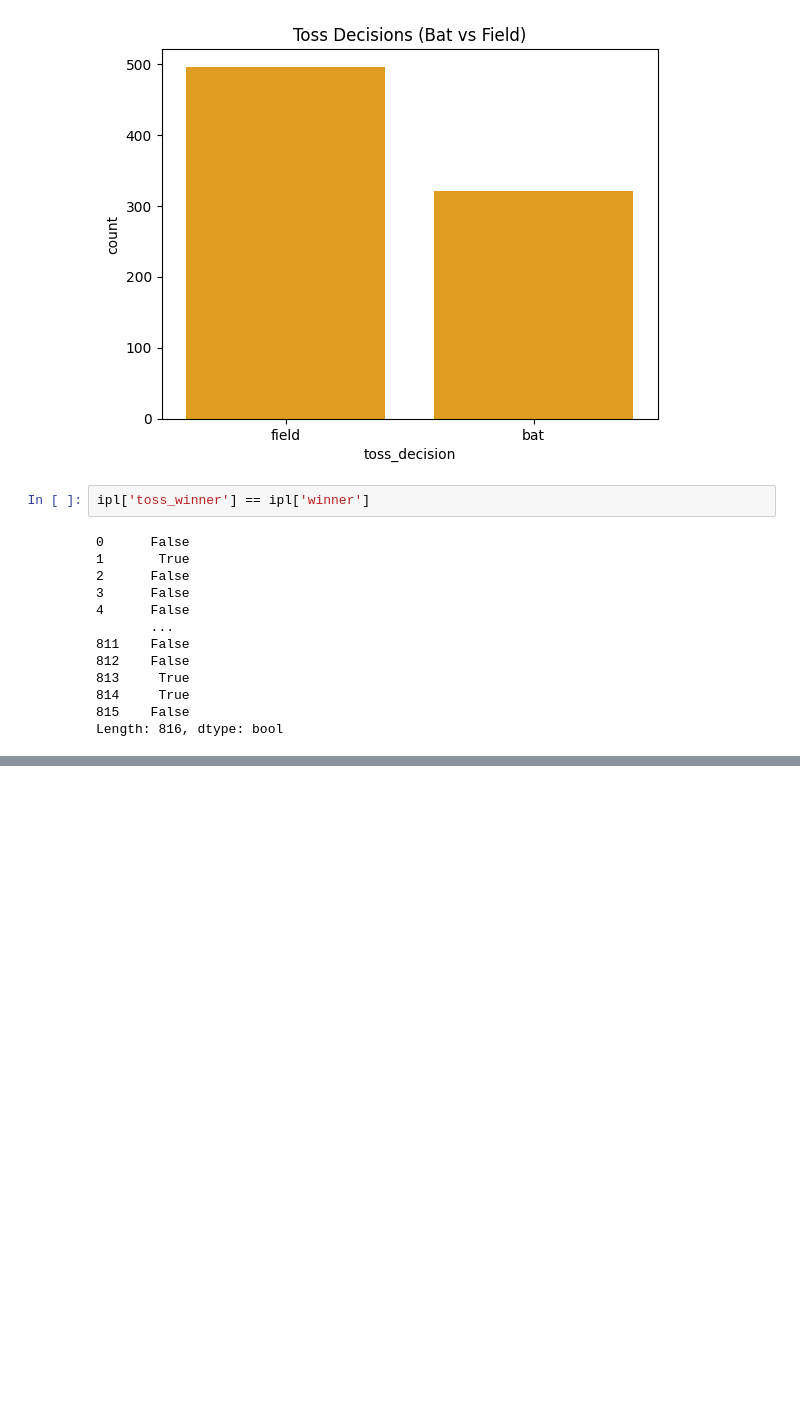
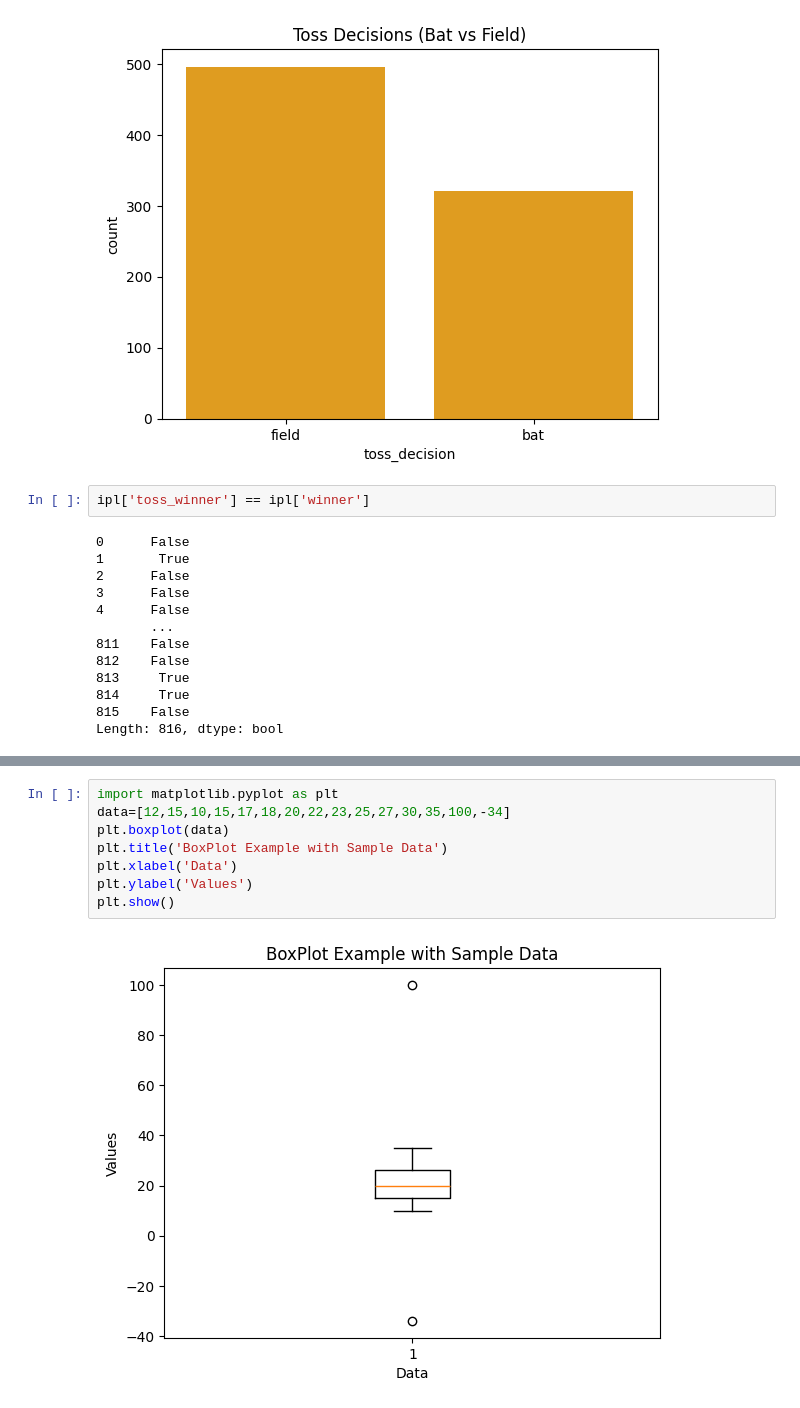
Before and after one commit to Pranesh7424/DATA-ENGINEER, a Jupyter notebook: Python/Data Visualization/Matplotlib.ipynb, the cells around one changed output, grey strips where cells are left out. Cells and saved outputs as stored; diff of their text form; blank space fills up the shorter version.

```diff
--- a/Python/Data Visualization/Matplotlib.ipynb
+++ b/Python/Data Visualization/Matplotlib.ipynb
@@ -216,0 +240,10 @@ Length: 816, dtype: bool
+# %%
+import matplotlib.pyplot as plt
+data=[12,15,10,15,17,18,20,22,23,25,27,30,35,100,-34]
+plt.boxplot(data)
+plt.title('BoxPlot Example with Sample Data')
+plt.xlabel('Data')
+plt.ylabel('Values')
+plt.show()
+# %% [output]
+[figure, added]
```
Also changed, not shown: parts of 6 cells of this notebook, 4 other files.
